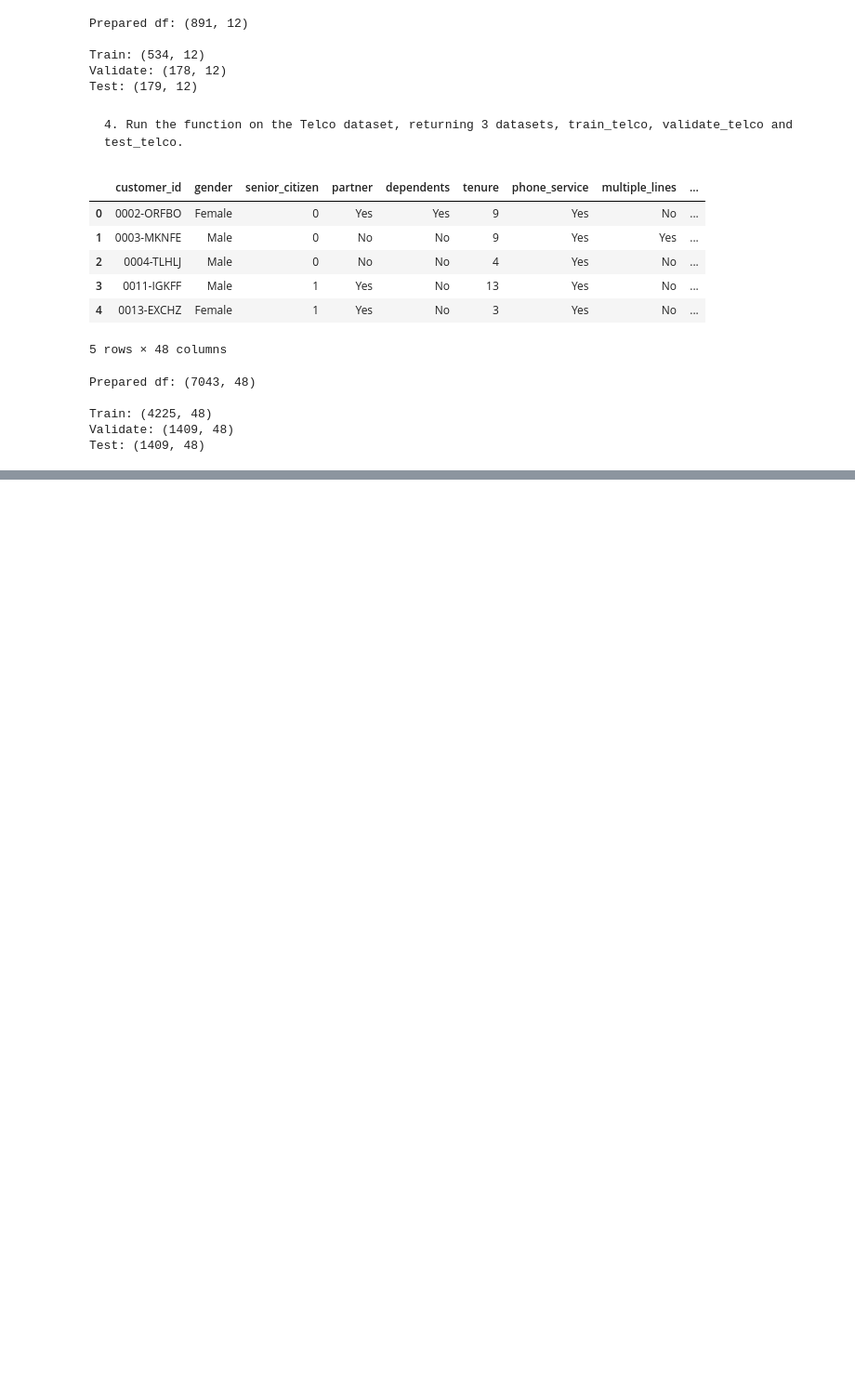
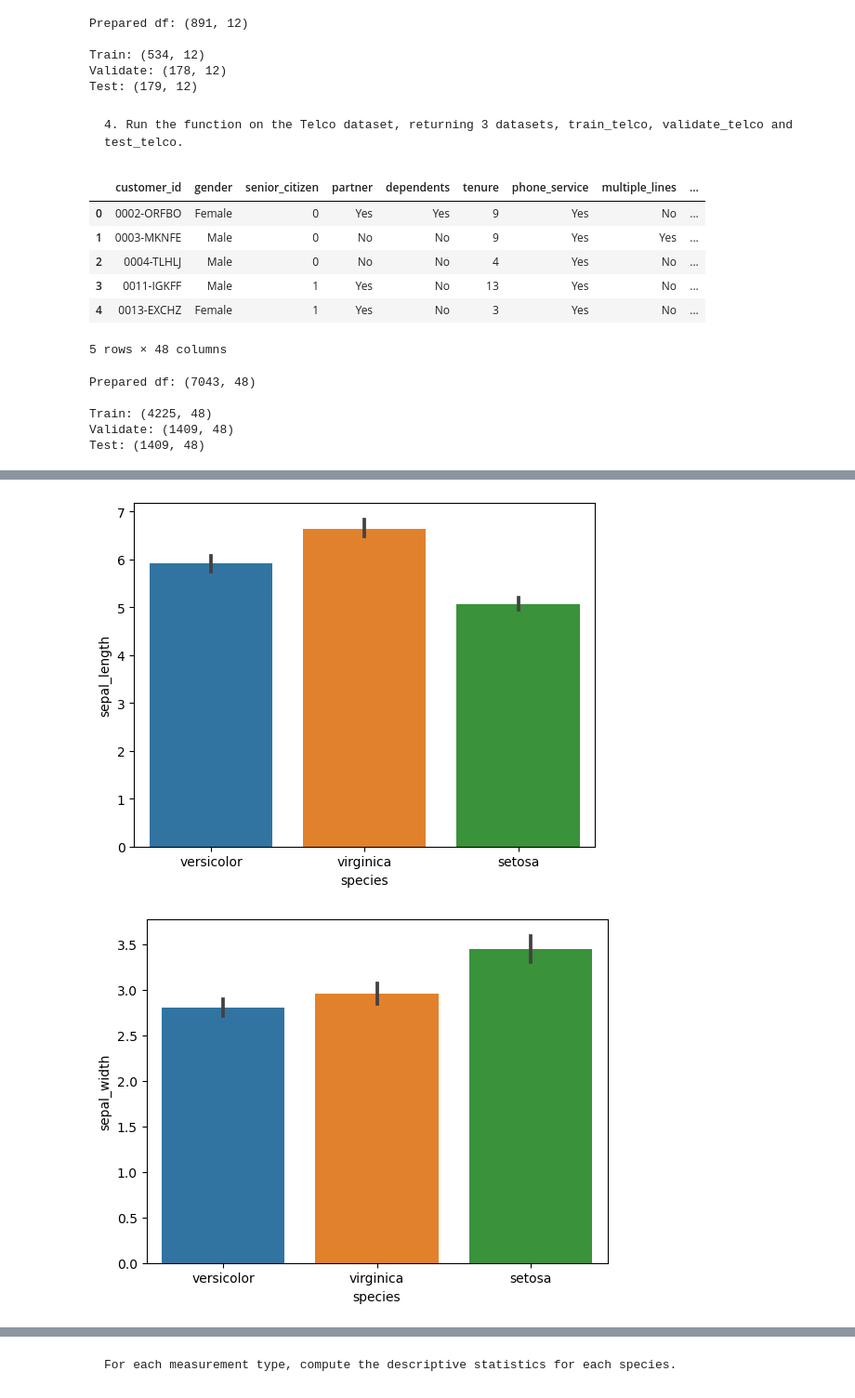
Before and after one commit to rosendo-lugo/classification-exercises, a Jupyter notebook: classification_exercises.ipynb, the cells around one changed output, grey strips where cells are left out. Shown at 93% size. Cells and saved outputs as stored; diff of their text form; code cells hidden in the pictures; blank space fills up the shorter version.

```diff
--- a/classification_exercises.ipynb
+++ b/classification_exercises.ipynb
@@ -1755,0 +1387,18 @@ print(species_freq)
+# %%
+# All the columns
+columns = ['sepal_length', 'sepal_width', 'petal_length', 'petal_width']
+
+# for i in range(len(columns)):
+#     # Create a boxplot
+#     sns.barplot(data=train, x='species', y=columns[i])
+#     plt.show()
+
+for i in columns:
+# Create a boxplot
+    sns.barplot(data=train, x='species', y=i)
+    # species_rate = train.species.mean()
+    # plt.axhline(species_rate, label="Species rate")
+    plt.show()
+# %% [output]
+[figure, added]
+[figure, added]
@@ -1755,0 +1407,2 @@ print(species_freq)
+# %% [markdown]
+    For each measurement type, compute the descriptive statistics for each species.
```
Also changed, not shown: parts of 115 cells of this notebook, 4 other files.
